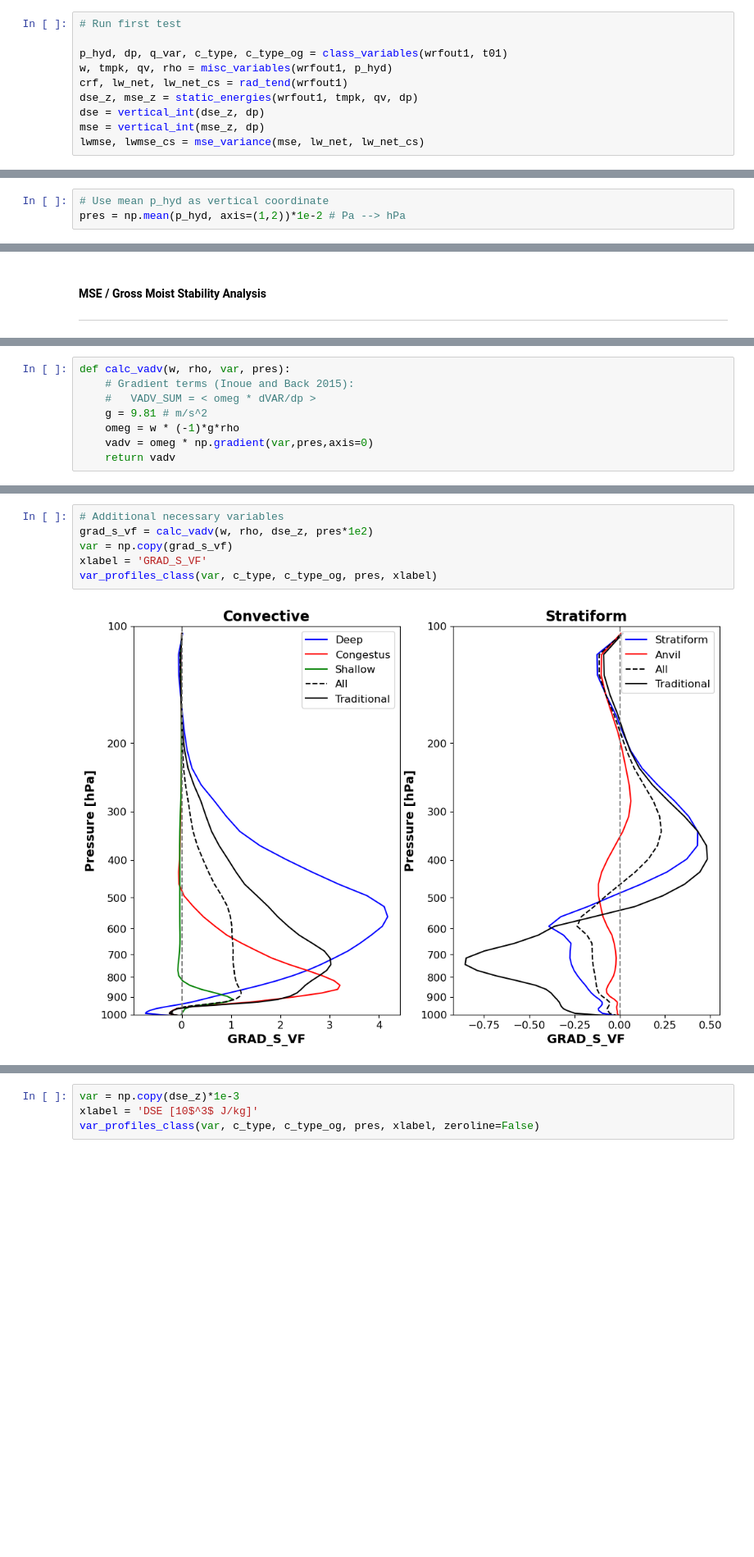
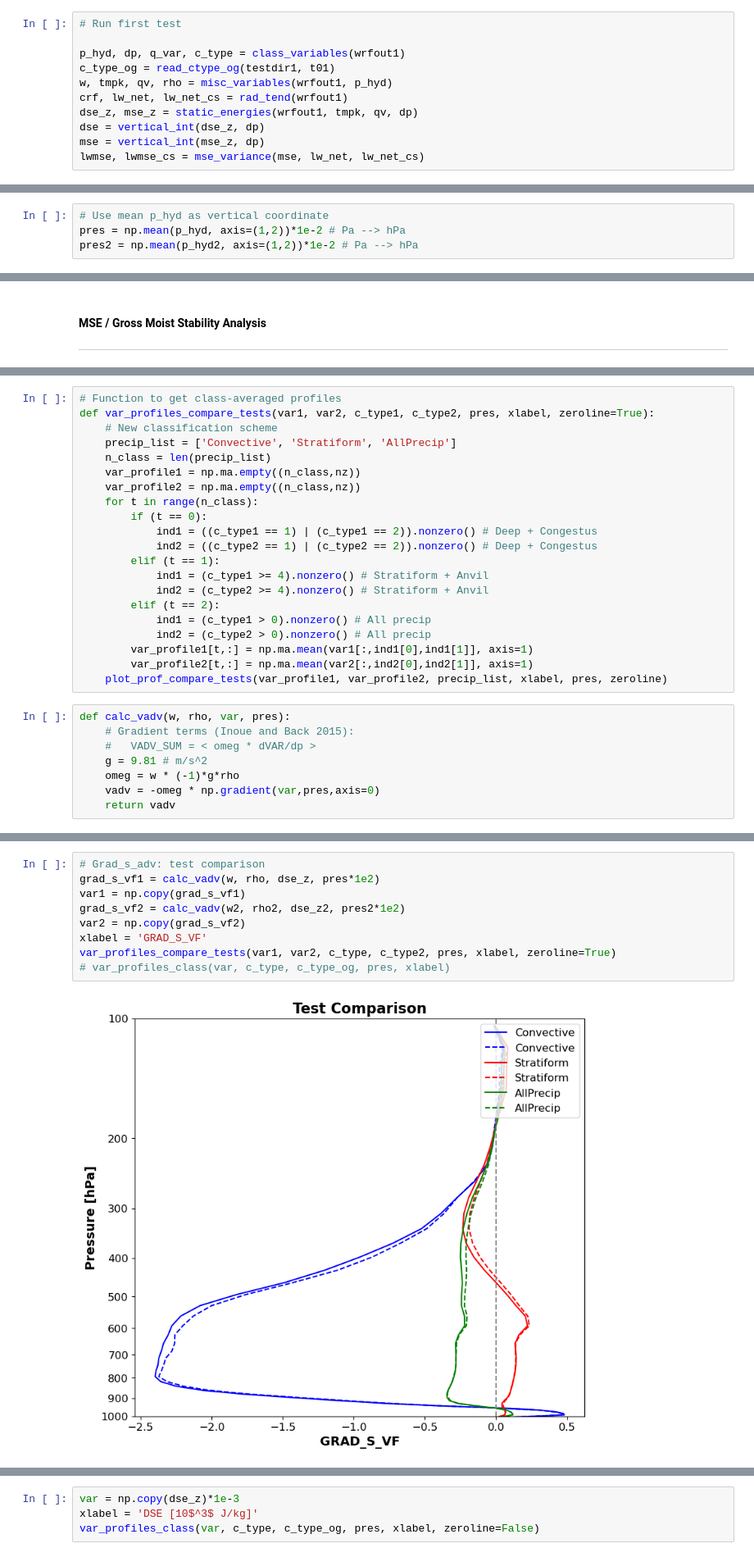
Before and after one commit to jhruppert/jhr-wrf-python, a Jupyter notebook: cloud_ratio_class.ipynb, the cells around one changed output, grey strips where cells are left out. Shown at 82% size. Drawn from its saved outputs; the diff is of its cells as text; blank space fills up the shorter version.

Commit message:
adding Hrag's post-proc function

```diff
--- a/cloud_ratio_class.ipynb
+++ b/cloud_ratio_class.ipynb
@@ -243,7 +245,8 @@ def vertical_int(var, dp):
 # %%
 # Run first test
 
-p_hyd, dp, q_var, c_type, c_type_og = class_variables(wrfout1, t01)
+p_hyd, dp, q_var, c_type = class_variables(wrfout1)
+c_type_og = read_ctype_og(testdir1, t01)
 w, tmpk, qv, rho = misc_variables(wrfout1, p_hyd)
 crf, lw_net, lw_net_cs = rad_tend(wrfout1)
 dse_z, mse_z = static_energies(wrfout1, tmpk, qv, dp)
@@ -520,6 +558,7 @@ plt.tight_layout()
 # %%
 # Use mean p_hyd as vertical coordinate
 pres = np.mean(p_hyd, axis=(1,2))*1e-2 # Pa --> hPa
+pres2 = np.mean(p_hyd2, axis=(1,2))*1e-2 # Pa --> hPa
 # %%
 # Function to plot class-averaged profiles
 def plot_profiles_class(var_profile, precip_list, var_conv, var_strat, var_profile_og, xlabel, pres,
@@ -628,10 +690,31 @@ var_profiles_class(var, c_type, c_type_og, pres, xlabel)
+# %%
+# Function to get class-averaged profiles
+def var_profiles_compare_tests(var1, var2, c_type1, c_type2, pres, xlabel, zeroline=True):
+    # New classification scheme
+    precip_list = ['Convective', 'Stratiform', 'AllPrecip']
+    n_class = len(precip_list)
+    var_profile1 = np.ma.empty((n_class,nz))
+    var_profile2 = np.ma.empty((n_class,nz))
+    for t in range(n_class):
+        if (t == 0):
+            ind1 = ((c_type1 == 1) | (c_type1 == 2)).nonzero() # Deep + Congestus
+            ind2 = ((c_type2 == 1) | (c_type2 == 2)).nonzero() # Deep + Congestus
+        elif (t == 1):
+            ind1 = (c_type1 >= 4).nonzero() # Stratiform + Anvil
+            ind2 = (c_type2 >= 4).nonzero() # Stratiform + Anvil
+        elif (t == 2):
+            ind1 = (c_type1 > 0).nonzero() # All precip
+            ind2 = (c_type2 > 0).nonzero() # All precip
+        var_profile1[t,:] = np.ma.mean(var1[:,ind1[0],ind1[1]], axis=1)
+        var_profile2[t,:] = np.ma.mean(var2[:,ind2[0],ind2[1]], axis=1)
+    plot_prof_compare_tests(var_profile1, var_profile2, precip_list, xlabel, pres, zeroline)
 # %%
 def calc_vadv(w, rho, var, pres):
     # Gradient terms (Inoue and Back 2015):
     #   VADV_SUM = < omeg * dVAR/dp >
     g = 9.81 # m/s^2
     omeg = w * (-1)*g*rho
-    vadv = omeg * np.gradient(var,pres,axis=0)
+    vadv = -omeg * np.gradient(var,pres,axis=0)
     return vadv
 # %%
 # Function to get class-averaged profiles
@@ -658,11 +743,14 @@ def var_mean_2d(var):
     #     ind = (c_type_og == t+1).nonzero()
     #     var_profile_og[t,:] = np.ma.mean(var[:,ind[0],ind[1]], axis=1)
 # %%
-# Additional necessary variables
-grad_s_vf = calc_vadv(w, rho, dse_z, pres*1e2)
-var = np.copy(grad_s_vf)
+# Grad_s_adv: test comparison
+grad_s_vf1 = calc_vadv(w, rho, dse_z, pres*1e2)
+var1 = np.copy(grad_s_vf1)
+grad_s_vf2 = calc_vadv(w2, rho2, dse_z2, pres2*1e2)
+var2 = np.copy(grad_s_vf2)
 xlabel = 'GRAD_S_VF'
-var_profiles_class(var, c_type, c_type_og, pres, xlabel)
+var_profiles_compare_tests(var1, var2, c_type, c_type2, pres, xlabel, zeroline=True)
+# var_profiles_class(var, c_type, c_type_og, pres, xlabel)
 # %% [output]
-[figure, old version]
+[figure, new version]
 # %%
```
Also changed, not shown: parts of 28 cells of this notebook, 1 other file.
